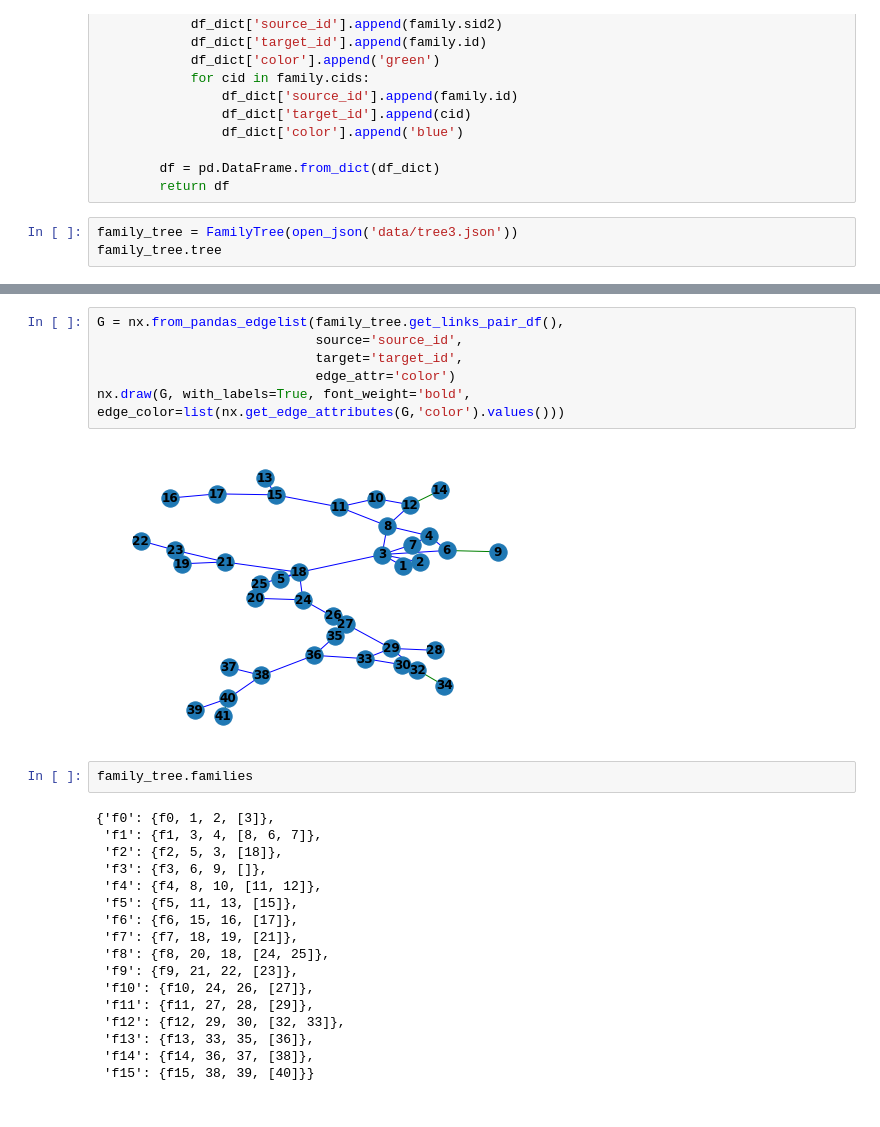
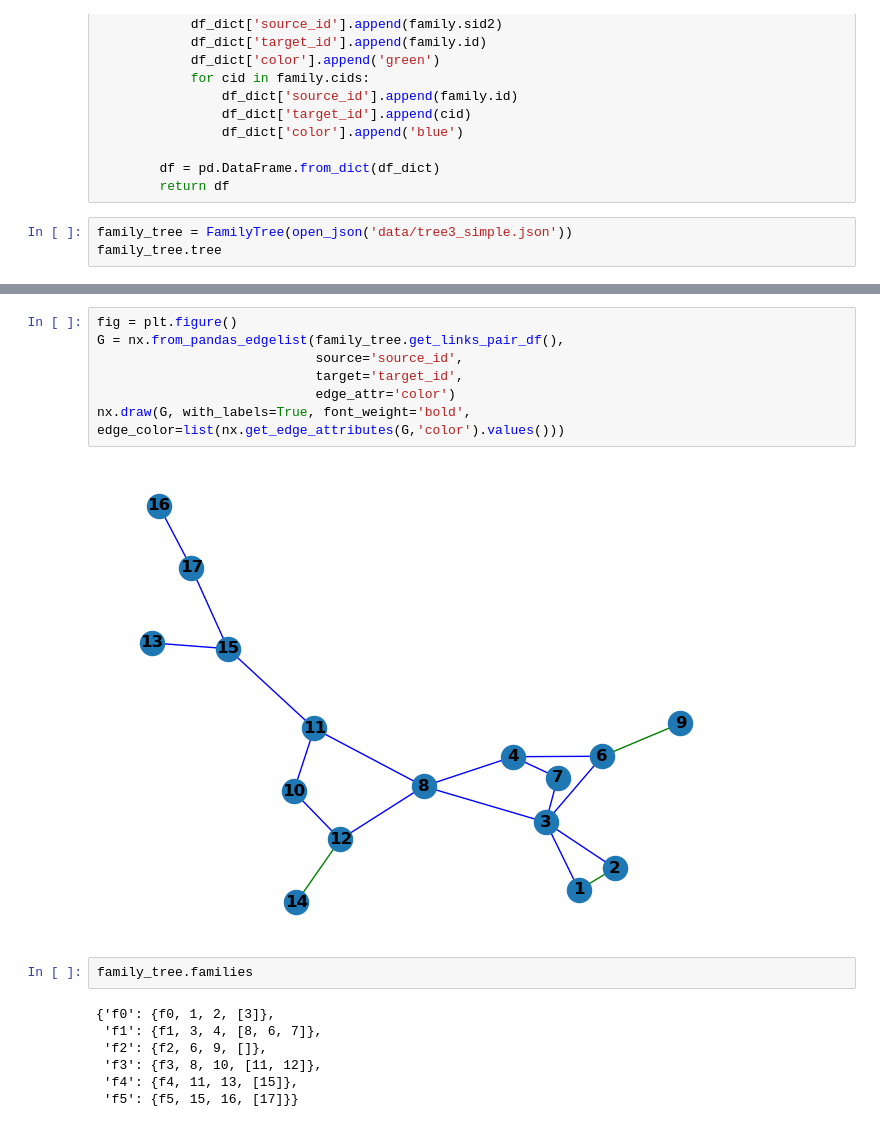
Before and after one commit to grushanina/json_parser, a Jupyter notebook: family_tree.ipynb, the cells around one changed output, grey strips where cells are left out. Cells and saved outputs as stored; diff of their text form.

```diff
--- a/family_tree.ipynb
+++ b/family_tree.ipynb
@@ -171,7 +172,7 @@ class FamilyTree:
         df = pd.DataFrame.from_dict(df_dict)
         return df
 # %%
-family_tree = FamilyTree(open_json('data/tree3.json'))
+family_tree = FamilyTree(open_json('data/tree3_simple.json'))
 family_tree.tree
 # %% [output]
 {1: {1, Михаил Федорович, male, [2], -1, -1, [3], 0},
@@ -277,30 +277,21 @@ family_tree.get_links_pair_df()
 # %%
+fig = plt.figure()
 G = nx.from_pandas_edgelist(family_tree.get_links_pair_df(),
                             source='source_id',
                             target='target_id',
                             edge_attr='color')
 nx.draw(G, with_labels=True, font_weight='bold', edge_color=list(nx.get_edge_attributes(G,'color').values()))
 # %% [output]
-[figure, old version]
+[figure, new version]
 # %%
 family_tree.families
 # %% [output]
 {'f0': {f0, 1, 2, [3]},
  'f1': {f1, 3, 4, [8, 6, 7]},
- 'f2': {f2, 5, 3, [18]},
- 'f3': {f3, 6, 9, []},
- 'f4': {f4, 8, 10, [11, 12]},
- 'f5': {f5, 11, 13, [15]},
- 'f6': {f6, 15, 16, [17]},
- 'f7': {f7, 18, 19, [21]},
- 'f8': {f8, 20, 18, [24, 25]},
- 'f9': {f9, 21, 22, [23]},
- 'f10': {f10, 24, 26, [27]},
- 'f11': {f11, 27, 28, [29]},
- 'f12': {f12, 29, 30, [32, 33]},
- 'f13': {f13, 33, 35, [36]},
- 'f14': {f14, 36, 37, [38]},
- 'f15': {f15, 38, 39, [40]}}
+ 'f2': {f2, 6, 9, []},
+ 'f3': {f3, 8, 10, [11, 12]},
+ 'f4': {f4, 11, 13, [15]},
+ 'f5': {f5, 15, 16, [17]}}
 # %%
 family_tree.get_links_pair_families_df()
 # %% [output]
```
Also changed, not shown: parts of 9 cells of this notebook, 1 other file.
